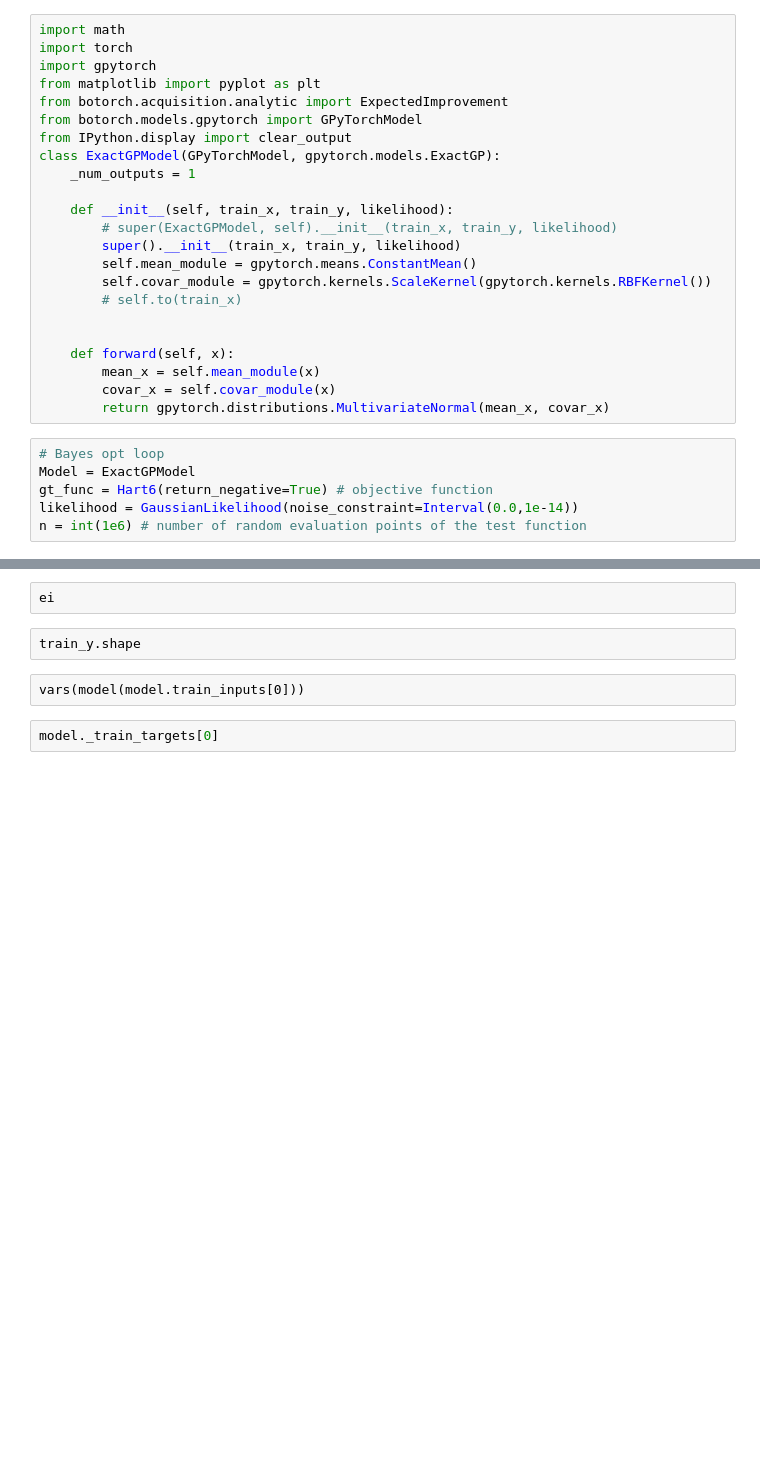
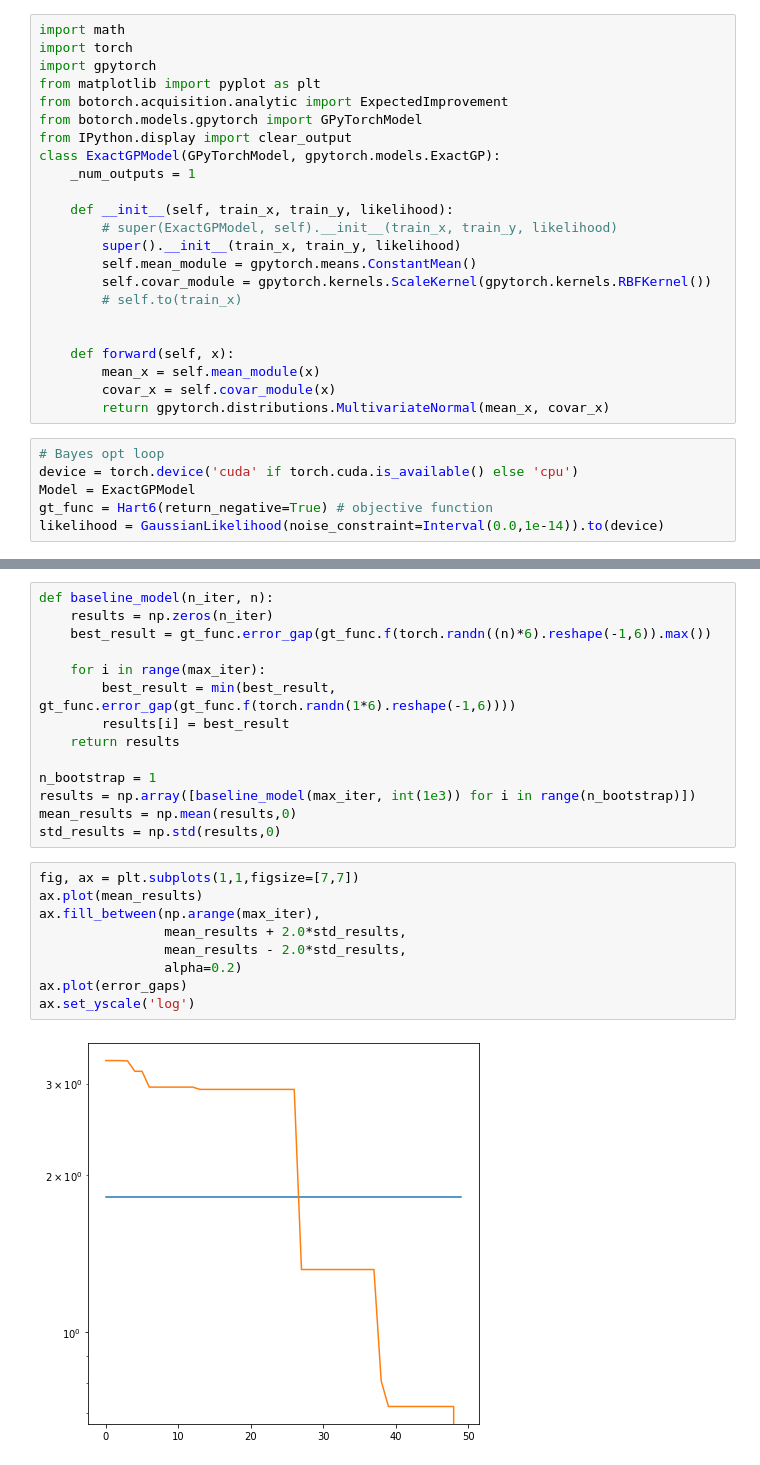
Before and after one commit to abauville/Notes_Gaussian_processes, a Jupyter notebook: 04_BayesOpt_Benchmark.ipynb, the cells around one changed output, grey strips where cells are left out. Drawn from its saved outputs; the diff is of its cells as text; blank space fills up the shorter version.

Commit message:
added baseline model and refactored the optimization

```diff
--- a/04_BayesOpt_Benchmark.ipynb
+++ b/04_BayesOpt_Benchmark.ipynb
@@ -74,7 +96,7 @@ class ExactGPModel(GPyTorchModel, gpytorch.models.ExactGP):
         return gpytorch.distributions.MultivariateNormal(mean_x, covar_x)
 # %%
 # Bayes opt loop
+device = torch.device('cuda' if torch.cuda.is_available() else 'cpu')
 Model = ExactGPModel
 gt_func = Hart6(return_negative=True) # objective function
-likelihood = GaussianLikelihood(noise_constraint=Interval(0.0,1e-14))
-n = int(1e6) # number of random evaluation points of the test function
+likelihood = GaussianLikelihood(noise_constraint=Interval(0.0,1e-14)).to(device)
@@ -127,8 +199,25 @@ KeyboardInterrupt:
-# %%
-ei
-# %%
-train_y.shape
-# %% [raw]
-vars(model(model.train_inputs[0]))
-# %%
-model._train_targets[0]
+# %%
+def baseline_model(n_iter, n):
+    results = np.zeros(n_iter)
+    best_result = gt_func.error_gap(gt_func.f(torch.randn((n)*6).reshape(-1,6)).max())
+
+    for i in range(max_iter):
+        best_result = min(best_result, gt_func.error_gap(gt_func.f(torch.randn(1*6).reshape(-1,6))))
+        results[i] = best_result
+    return results
+
+n_bootstrap = 1
+results = np.array([baseline_model(max_iter, int(1e3)) for i in range(n_bootstrap)])
+mean_results = np.mean(results,0)
+std_results = np.std(results,0)
+# %%
+fig, ax = plt.subplots(1,1,figsize=[7,7])
+ax.plot(mean_results)
+ax.fill_between(np.arange(max_iter),
+                mean_results + 2.0*std_results,
+                mean_results - 2.0*std_results,
+                alpha=0.2)
+ax.plot(error_gaps)
+ax.set_yscale('log')
+# %% [output]
+[figure, added]
```
Also changed, not shown: parts of 4 cells of this notebook.
